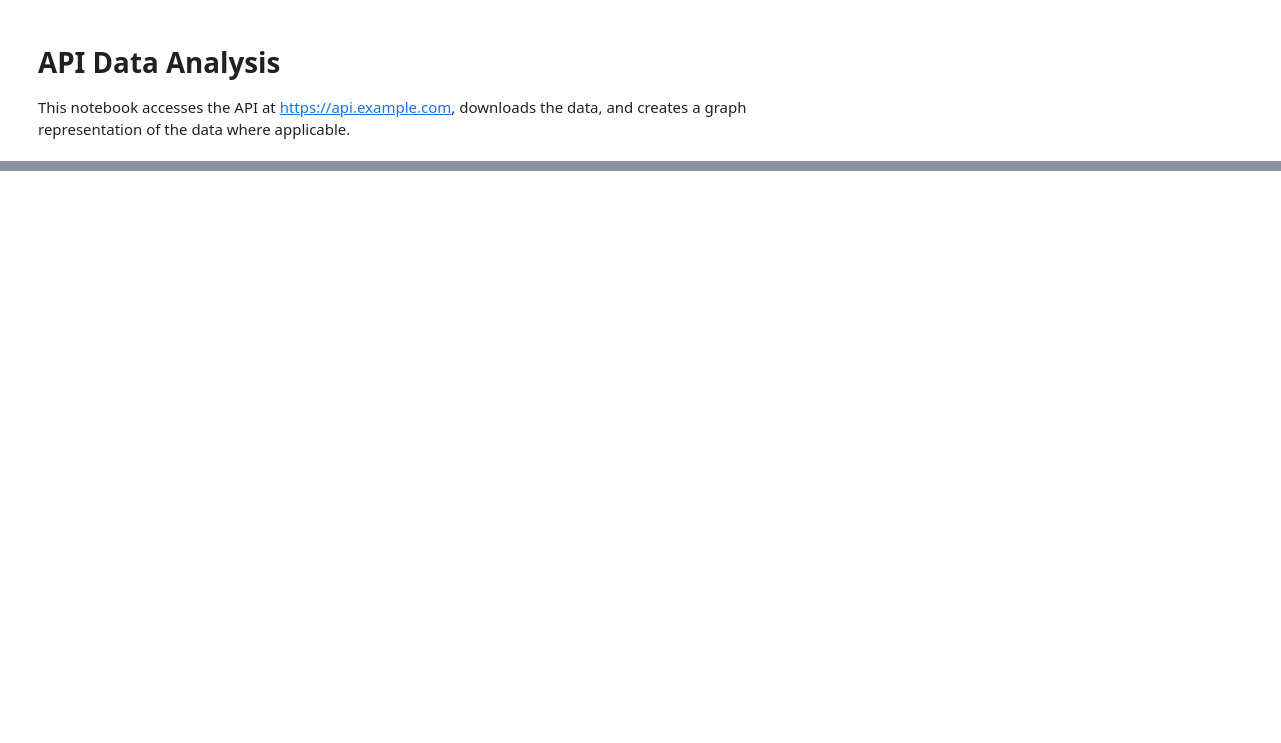
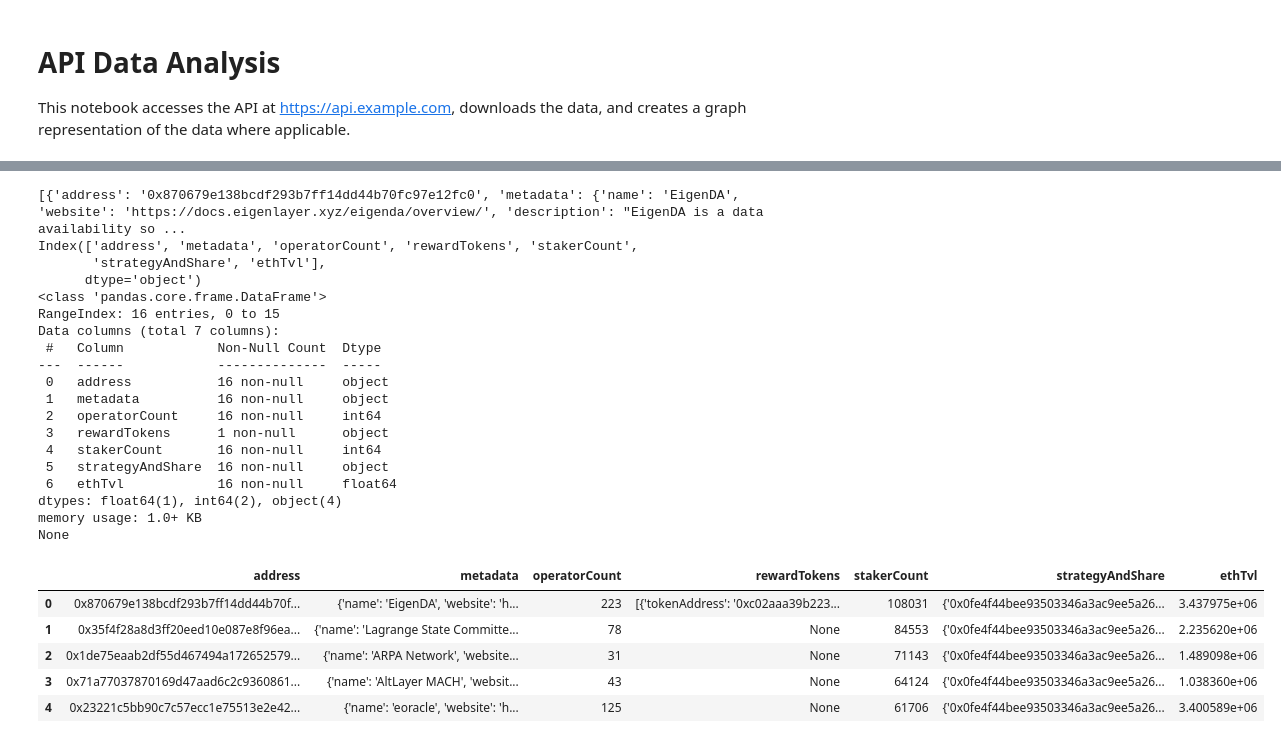
Before and after one commit to benckj/myfirstaider, a Jupyter notebook: api_data_analysis.ipynb, the cells around one changed output, grey strips where cells are left out. Saved outputs shown, nothing was run; the diff lists cells and outputs as text; code cells hidden in the pictures; blank space fills up the shorter version.

```diff
--- a/api_data_analysis.ipynb
+++ b/api_data_analysis.ipynb
@@ -4,0 +83,48 @@ This notebook accesses the API at https://api.example.com, downloads the data, a
+# %%
+
+
+import requests
+import json
+import pandas as pd
+
+avs_url = "https://api.u--1.com/v1/eigenlayer-avs-stats"
+
+response = requests.get(avs_url)
+avs_data = json.loads(response.text)
+avs = avs_data['value']
+print(avs)
+# Convert operators list to a pandas DataFrame
+df_avs = pd.DataFrame(avs)
+
+# Display the first few rows of the DataFrame
+print(df_avs.columns)
+
+# Display basic information about the DataFrame
+print(df_avs.info())
+df_avs.head()
+# %% [output]
+[{'address': '0x870679e138bcdf293b7ff14dd44b70fc97e12fc0', 'metadata': {'name': 'EigenDA', 'website': 'https://docs.eigenlayer.xyz/eigenda/overview/', 'description': "EigenDA is a data availability so ...
+Index(['address', 'metadata', 'operatorCount', 'rewardTokens', 'stakerCount',
+       'strategyAndShare', 'ethTvl'],
+      dtype='object')
+<class 'pandas.core.frame.DataFrame'>
+RangeIndex: 16 entries, 0 to 15
+Data columns (total 7 columns):
+ #   Column            Non-Null Count  Dtype
+---  ------            --------------  -----
+ 0   address           16 non-null     object
+ 1   metadata          16 non-null     object
+ 2   operatorCount     16 non-null     int64
+ 3   rewardTokens      1 non-null      object
+ 4   stakerCount       16 non-null     int64
+ 5   strategyAndShare  16 non-null     object
+ 6   ethTvl            16 non-null     float64
+dtypes: float64(1), int64(2), object(4)
+memory usage: 1.0+ KB
+None
+|  | address | metadata | operatorCount | rewardTokens | stakerCount | strategyAndShare | ethTvl |
+| 0 | 0x870679e138bcdf293b7ff14dd44b70f... | {'name': 'EigenDA', 'website': 'h... | 223 | [{'tokenAddress': '0xc02aaa39b223... | 108031 | {'0x0fe4f44bee93503346a3ac9ee5a26... | 3.437975e+06 |
+| 1 | 0x35f4f28a8d3ff20eed10e087e8f96ea... | {'name': 'Lagrange State Committe... | 78 | None | 84553 | {'0x0fe4f44bee93503346a3ac9ee5a26... | 2.235620e+06 |
+| 2 | 0x1de75eaab2df55d467494a172652579... | {'name': 'ARPA Network', 'website... | 31 | None | 71143 | {'0x0fe4f44bee93503346a3ac9ee5a26... | 1.489098e+06 |
+| 3 | 0x71a77037870169d47aad6c2c9360861... | {'name': 'AltLayer MACH', 'websit... | 43 | None | 64124 | {'0x0fe4f44bee93503346a3ac9ee5a26... | 1.038360e+06 |
+| 4 | 0x23221c5bb90c7c57ecc1e75513e2e42... | {'name': 'eoracle', 'website': 'h... | 125 | None | 61706 | {'0x0fe4f44bee93503346a3ac9ee5a26... | 3.400589e+06 |
```
Also changed, not shown: parts of 18 cells of this notebook.
